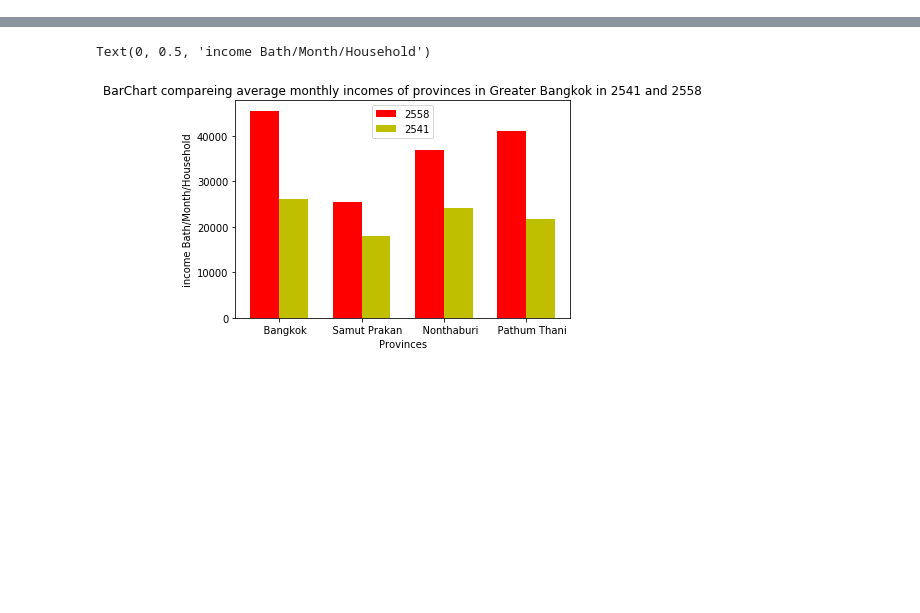
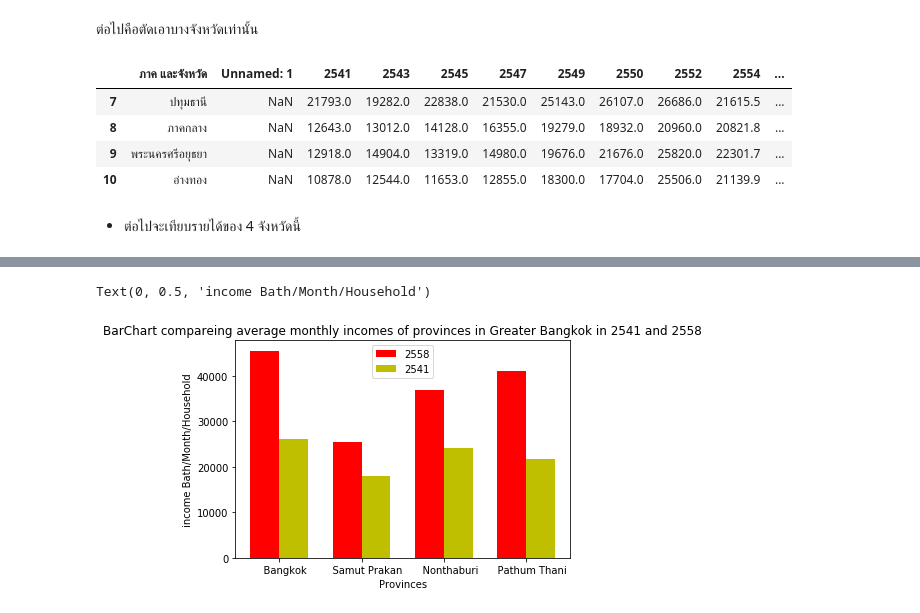
Before and after one commit to Uttaranakron/python_dataviz, a Jupyter notebook: Visualize Data Comparison.ipynb, the cells around one changed output, grey strips where cells are left out. Saved outputs shown, nothing was run; the diff lists cells and outputs as text; code cells hidden in the pictures; blank space fills up the shorter version.

```diff
--- a/Visualize-Data-Comparison.ipynb
+++ b/Visualize Data Comparison.ipynb
@@ -23,0 +28,13 @@ df
+# %% [markdown]
+ต่อไปคือตัดเอาบางจังหวัดเท่านั้น
+# %%
+greaterbangkok = df.iloc[7:11,:]
+greaterbangkok
+# %% [output]
+|  | ภาค และจังหวัด | Unnamed: 1 | 2541 | 2543 | 2545 | 2547 | 2549 | 2550 | 2552 | 2554 | ... |
+| 7 | ปทุมธานี | NaN | 21793.0 | 19282.0 | 22838.0 | 21530.0 | 25143.0 | 26107.0 | 26686.0 | 21615.5 | ... |
+| 8 | ภาคกลาง | NaN | 12643.0 | 13012.0 | 14128.0 | 16355.0 | 19279.0 | 18932.0 | 20960.0 | 20821.8 | ... |
+| 9 | พระนครศรีอยุธยา | NaN | 12918.0 | 14904.0 | 13319.0 | 14980.0 | 19676.0 | 21676.0 | 25820.0 | 22301.7 | ... |
+| 10 | อ่างทอง | NaN | 10878.0 | 12544.0 | 11653.0 | 12855.0 | 18300.0 | 17704.0 | 25506.0 | 21139.9 | ... |
+# %% [markdown]
+- ต่อไปจะเทียบรายได้ของ 4 จังหวัดนี้
```
Also changed, not shown: parts of 19 cells of this notebook, 1 other file.
